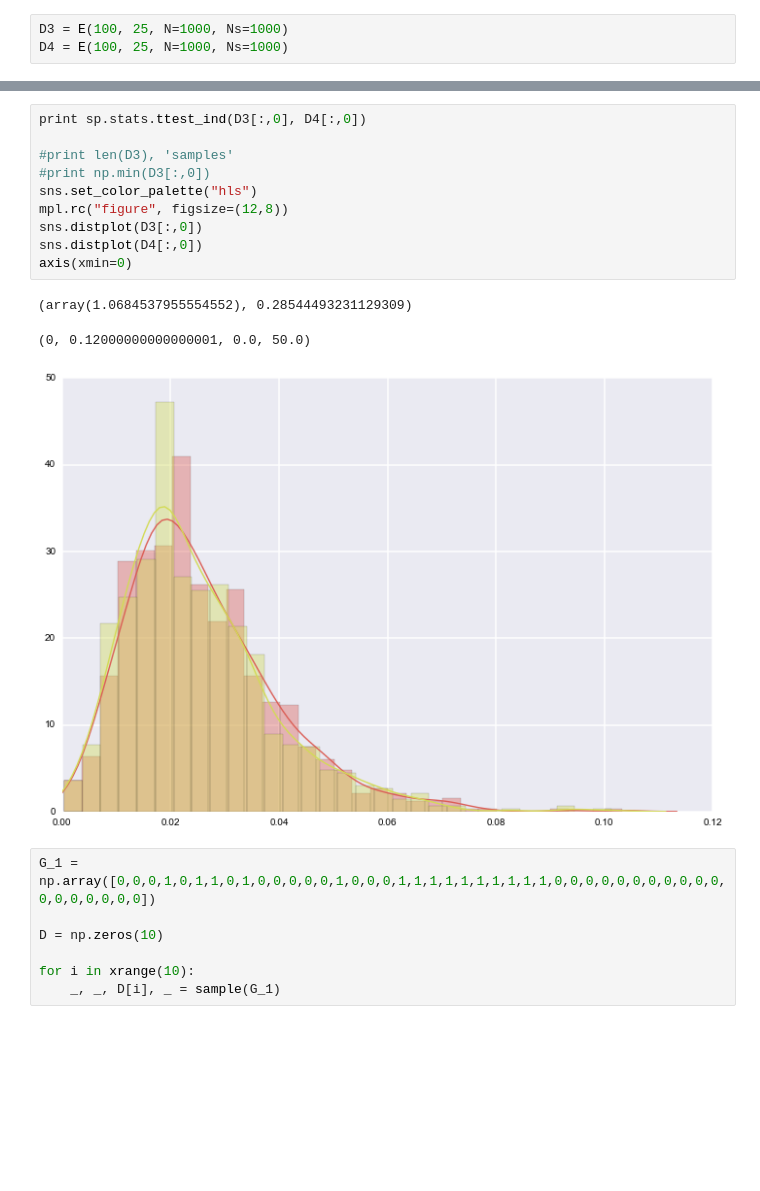
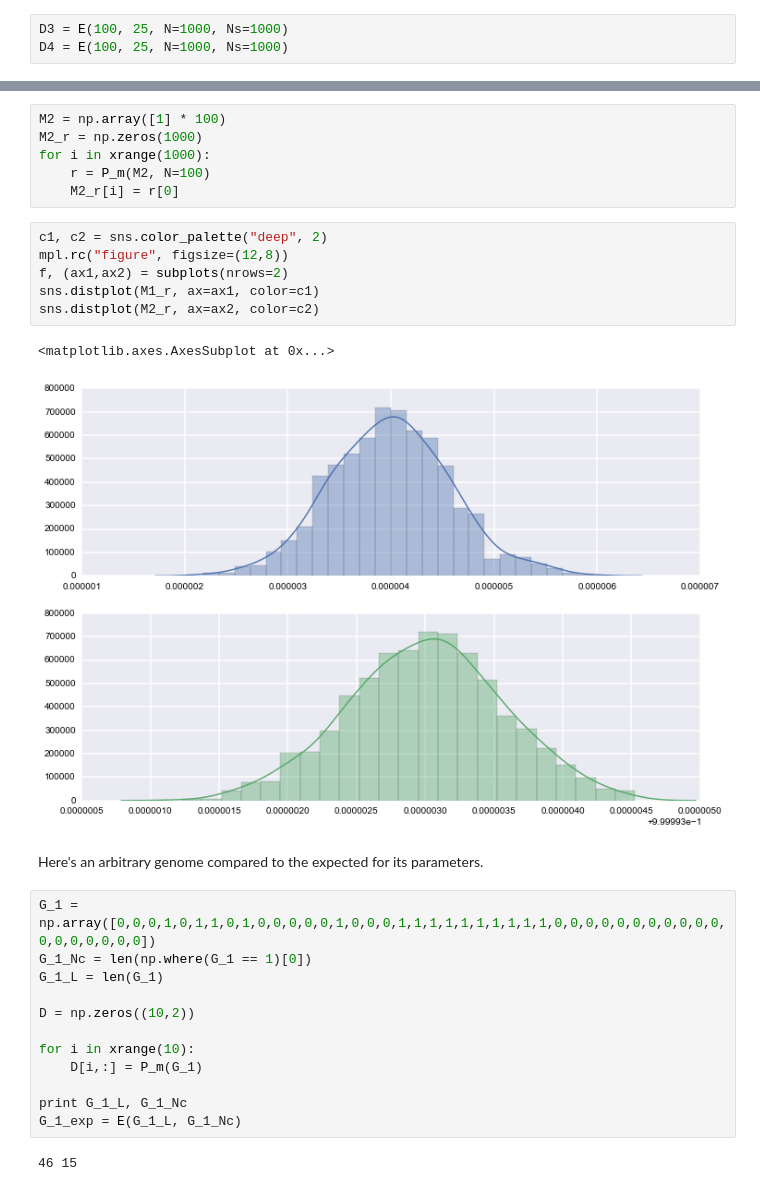
Before and after one commit to camillescott/pyavida, a Jupyter notebook: notebooks/Avida Sampling Modularity.ipynb, the cells around one changed output, grey strips where cells are left out. Cells and saved outputs as stored; diff of their text form; blank space fills up the shorter version.

```diff
--- a/notebooks/Avida Sampling Modularity.ipynb
+++ b/notebooks/Avida Sampling Modularity.ipynb
@@ -98,21 +154,31 @@ for i in xrange(1000):
-# %%
-print sp.stats.ttest_ind(D3[:,0], D4[:,0])
-
-#print len(D3), 'samples'
-#print np.min(D3[:,0])
-sns.set_color_palette("hls")
-mpl.rc("figure", figsize=(12,8))
-sns.distplot(D3[:,0])
-sns.distplot(D4[:,0])
-axis(xmin=0)
-# %% [output]
-(array(1.0684537955554552), 0.28544493231129309)
-(0, 0.12000000000000001, 0.0, 50.0)
-[figure, removed]
+# %%
+M2 = np.array([1] * 100)
+M2_r = np.zeros(1000)
+for i in xrange(1000):
+    r = P_m(M2, N=100)
+    M2_r[i] = r[0]
+# %%
+c1, c2 = sns.color_palette("deep", 2)
+mpl.rc("figure", figsize=(12,8))
+f, (ax1,ax2) = subplots(nrows=2)
+sns.distplot(M1_r, ax=ax1, color=c1)
+sns.distplot(M2_r, ax=ax2, color=c2)
+# %% [output]
+<matplotlib.axes.AxesSubplot at 0x...>
+[figure, added]
+# %% [markdown]
+Here's an arbitrary genome compared to the expected for its parameters.
 # %%
 G_1 = np.array([0,0,0,1,0,1,1,0,1,0,0,0,0,0,1,0,0,0,1,1,1,1,1,1,1,1,1,1,0,0,0,0,0,0,0,0,0,0,0,0,0,0,0,0,0,0])
+G_1_Nc = len(np.where(G_1 == 1)[0])
+G_1_L = len(G_1)
 
-D = np.zeros(10)
+D = np.zeros((10,2))
 
 for i in xrange(10):
-    _, _, D[i], _ = sample(G_1)
+    D[i,:] = P_m(G_1)
+
+print G_1_L, G_1_Nc
+G_1_exp = E(G_1_L, G_1_Nc)
+# %% [output]
+46 15
```
Also changed, not shown: parts of 16 cells of this notebook, 1 other file.
